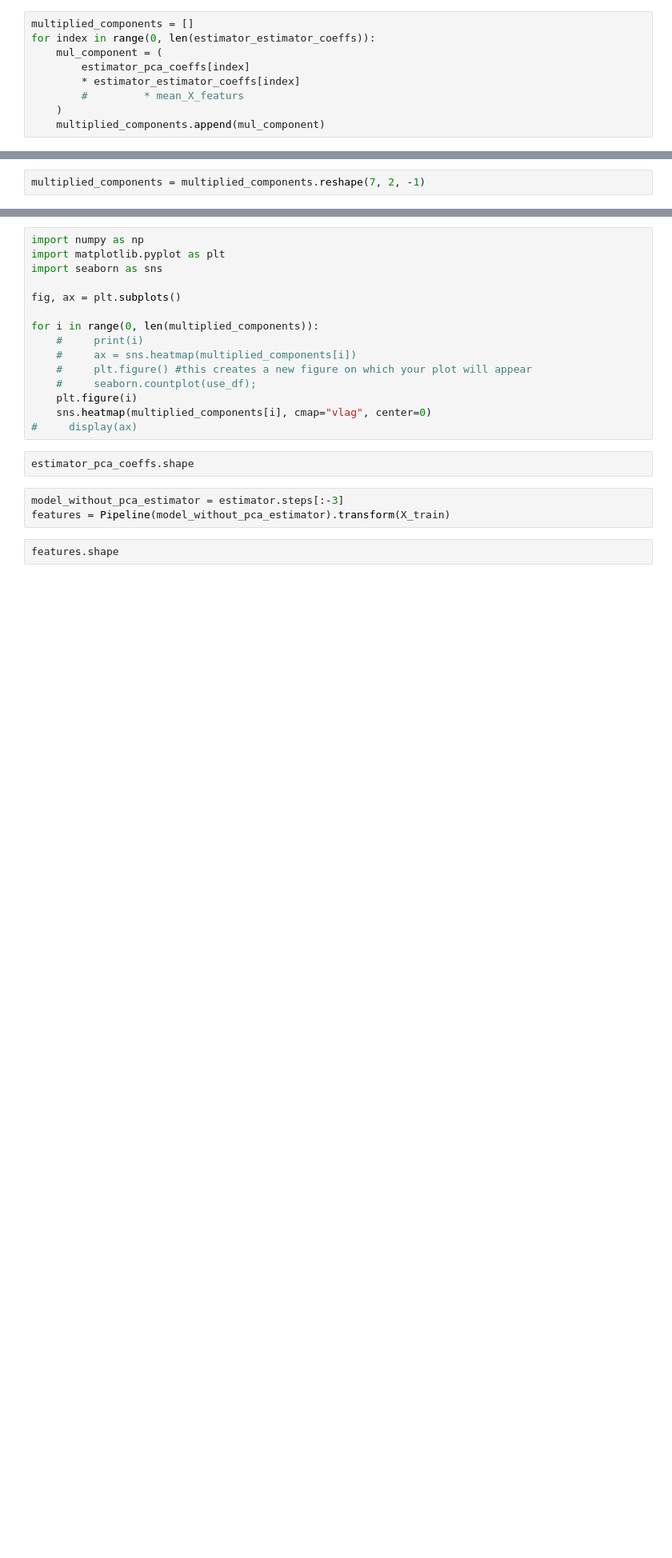
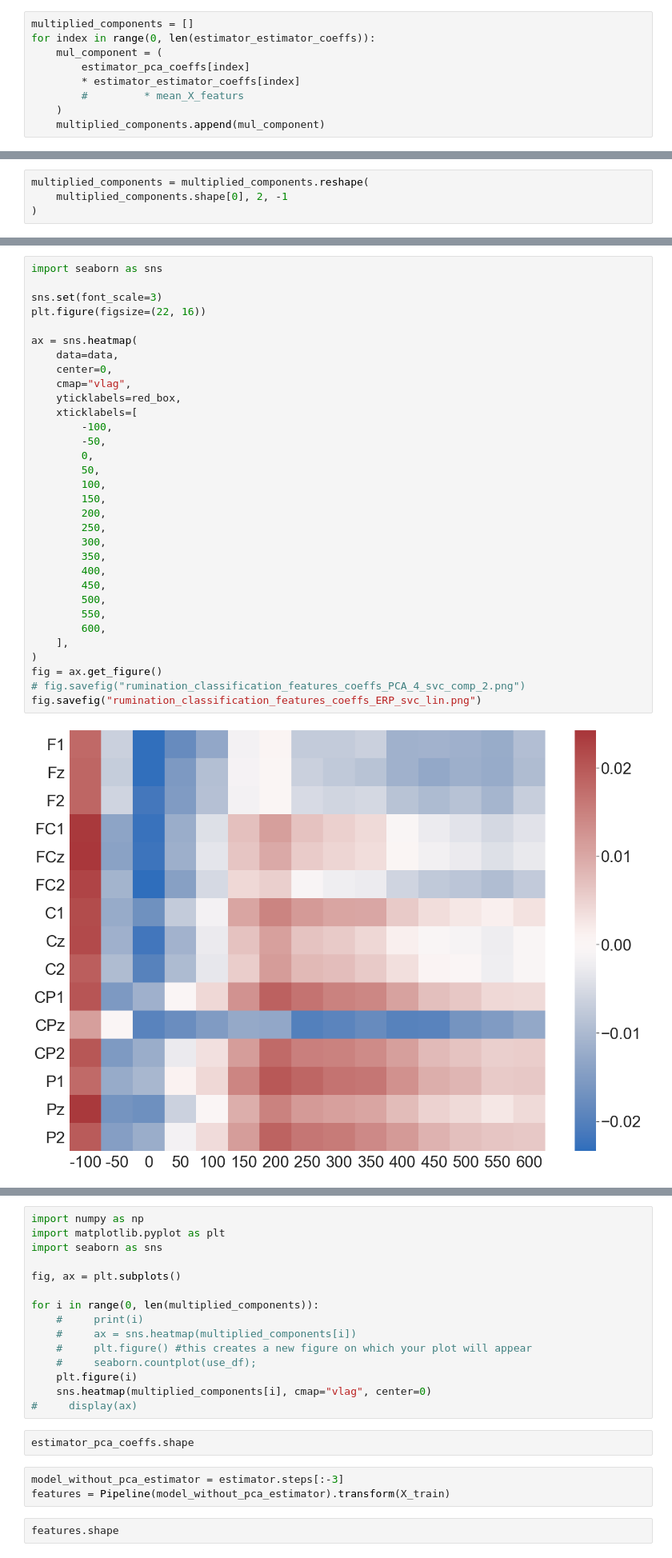
Before and after one commit to filyp/erpinator, a Jupyter notebook: notebooks/rumination_classification/rumination_classification.ipynb, the cells around one changed output, grey strips where cells are left out. Shown at 80% size. Saved outputs shown, nothing was run; the diff lists cells and outputs as text; blank space fills up the shorter version.

```diff
--- a/notebooks/rumination_classification/rumination_classification.ipynb
+++ b/notebooks/rumination_classification/rumination_classification.ipynb
@@ -1181,4 +1301,6 @@ multiplied_components.shape
 # %%
-multiplied_components = multiplied_components.reshape(7, 2, -1)
+multiplied_components = multiplied_components.reshape(
+    multiplied_components.shape[0], 2, -1
+)
 # %%
 multiplied_components.shape
@@ -1189,3 +1316,37 @@ data[0].shape
+# %%
+import seaborn as sns
+
+sns.set(font_scale=3)
+plt.figure(figsize=(22, 16))
+
+ax = sns.heatmap(
+    data=data,
+    center=0,
+    cmap="vlag",
+    yticklabels=red_box,
+    xticklabels=[
+        -100,
+        -50,
+        0,
+        50,
+        100,
+        150,
+        200,
+        250,
+        300,
+        350,
+        400,
+        450,
+        500,
+        550,
+        600,
+    ],
+)
+fig = ax.get_figure()
+# fig.savefig("rumination_classification_features_coeffs_PCA_4_svc_comp_2.png")
+fig.savefig("rumination_classification_features_coeffs_ERP_svc_lin.png")
+# %% [output]
+[figure, added]
 # %%
 import seaborn as sns
 
```
Also changed, not shown: parts of 33 cells of this notebook, 48 other files.
